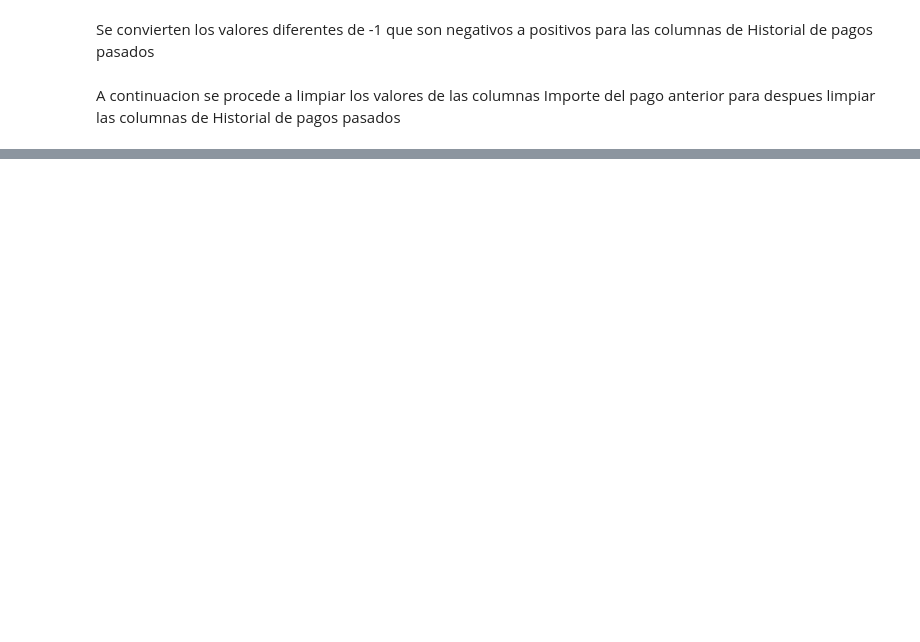
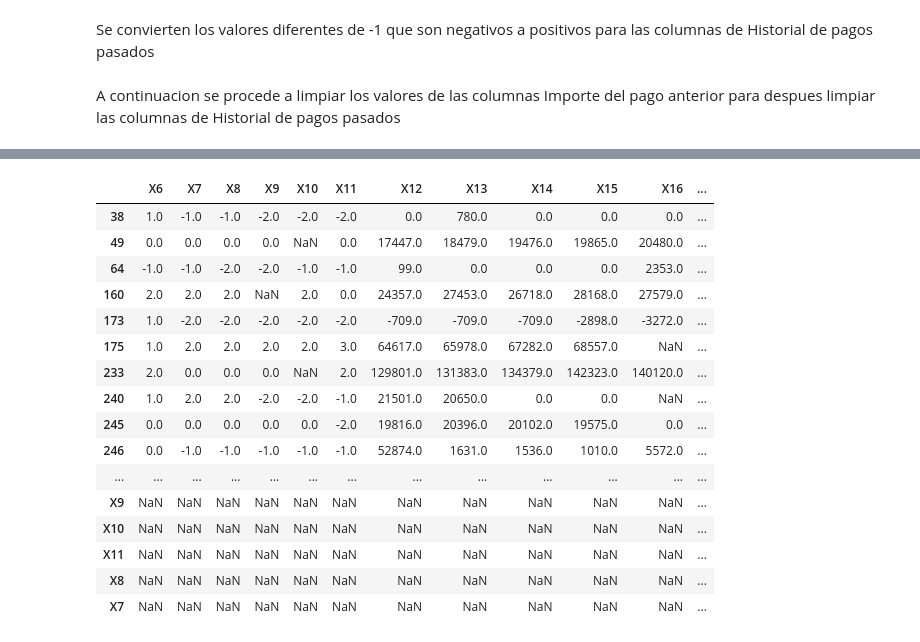
Before and after one commit to PosgradoMNA/actividades-de-aprendizaje-JulioOsvaldoHernandezBucio, a Jupyter notebook: Semana3_Actividad1.ipynb, the cells around one changed output, grey strips where cells are left out. Saved outputs shown, nothing was run; the diff lists cells and outputs as text; code cells hidden in the pictures; blank space fills up the shorter version.

```diff
--- a/Semana3_Actividad1.ipynb
+++ b/Semana3_Actividad1.ipynb
@@ -163,18 +183,22 @@ Se convierten los valores diferentes de -1 que son negativos a positivos para la
 # %% [markdown]
 A continuacion se procede a limpiar los valores de las columnas Importe del pago anterior para despues limpiar las columnas de Historial de pagos pasados
 # %%
-mean = 0
 for index, row in update_df.iterrows():
-  hasNan = False
   mean = 0
-  for column in df[['X18', 'X19', 'X20', 'X21', 'X22', 'X23']]:
-    if(np.isnan(df[column,index])):
-      hasNan = True #Check if row has NAN values on previous payment columns
+  listColumnsNan = []
+  for column in update_df[['X18', 'X19', 'X20', 'X21', 'X22', 'X23']]:
+    if(np.isnan(update_df[column][index])):
+      print('hasnan', index)
+      listColumnsNan.append(column) #If row has NAN values on previous payment column we get that column
 
-  if(hasNan):#If has nan we get the mean of this values so we can replace it
-    for column in df[['X18', 'X19', 'X20', 'X21', 'X22', 'X23']]:
-      if(not np.isnan(df[column,index])):
-        mean = sum + df[column,index]
+  #If has nan we get the mean of this values so we can replace it
+  if(len(listColumnsNan) > 0):
+    for column in update_df[['X18', 'X19', 'X20', 'X21', 'X22', 'X23']]:
+      if(not np.isnan(update_df[column][index])):
+        mean = mean + update_df[column][index]
 
   if(mean > 0):
     mean = mean / 6
+    for column in listColumnsNan:
+      print(column, mean)
+      update_df.at[column,index] = mean
@@ -181,3 +223,23 @@ for index, row in update_df.iterrows():
+# %%
+update_df.loc[:,'X6': 'X23']
+# %% [output]
+|  | X6 | X7 | X8 | X9 | X10 | X11 | X12 | X13 | X14 | X15 | X16 | ... |
+| 38 | 1.0 | -1.0 | -1.0 | -2.0 | -2.0 | -2.0 | 0.0 | 780.0 | 0.0 | 0.0 | 0.0 | ... |
+| 49 | 0.0 | 0.0 | 0.0 | 0.0 | NaN | 0.0 | 17447.0 | 18479.0 | 19476.0 | 19865.0 | 20480.0 | ... |
+| 64 | -1.0 | -1.0 | -2.0 | -2.0 | -1.0 | -1.0 | 99.0 | 0.0 | 0.0 | 0.0 | 2353.0 | ... |
+| 160 | 2.0 | 2.0 | 2.0 | NaN | 2.0 | 0.0 | 24357.0 | 27453.0 | 26718.0 | 28168.0 | 27579.0 | ... |
+| 173 | 1.0 | -2.0 | -2.0 | -2.0 | -2.0 | -2.0 | -709.0 | -709.0 | -709.0 | -2898.0 | -3272.0 | ... |
+| 175 | 1.0 | 2.0 | 2.0 | 2.0 | 2.0 | 3.0 | 64617.0 | 65978.0 | 67282.0 | 68557.0 | NaN | ... |
+| 233 | 2.0 | 0.0 | 0.0 | 0.0 | NaN | 2.0 | 129801.0 | 131383.0 | 134379.0 | 142323.0 | 140120.0 | ... |
+| 240 | 1.0 | 2.0 | 2.0 | -2.0 | -2.0 | -1.0 | 21501.0 | 20650.0 | 0.0 | 0.0 | NaN | ... |
+| 245 | 0.0 | 0.0 | 0.0 | 0.0 | 0.0 | -2.0 | 19816.0 | 20396.0 | 20102.0 | 19575.0 | 0.0 | ... |
+| 246 | 0.0 | -1.0 | -1.0 | -1.0 | -1.0 | -1.0 | 52874.0 | 1631.0 | 1536.0 | 1010.0 | 5572.0 | ... |
+| ... | ... | ... | ... | ... | ... | ... | ... | ... | ... | ... | ... | ... |
+| X9 | NaN | NaN | NaN | NaN | NaN | NaN | NaN | NaN | NaN | NaN | NaN | ... |
+| X10 | NaN | NaN | NaN | NaN | NaN | NaN | NaN | NaN | NaN | NaN | NaN | ... |
+| X11 | NaN | NaN | NaN | NaN | NaN | NaN | NaN | NaN | NaN | NaN | NaN | ... |
+| X8 | NaN | NaN | NaN | NaN | NaN | NaN | NaN | NaN | NaN | NaN | NaN | ... |
+| X7 | NaN | NaN | NaN | NaN | NaN | NaN | NaN | NaN | NaN | NaN | NaN | ... |
 # %%
 for index, row in update_df.iterrows():
   isZero = False
```
Also changed, not shown: parts of 2 cells of this notebook.
